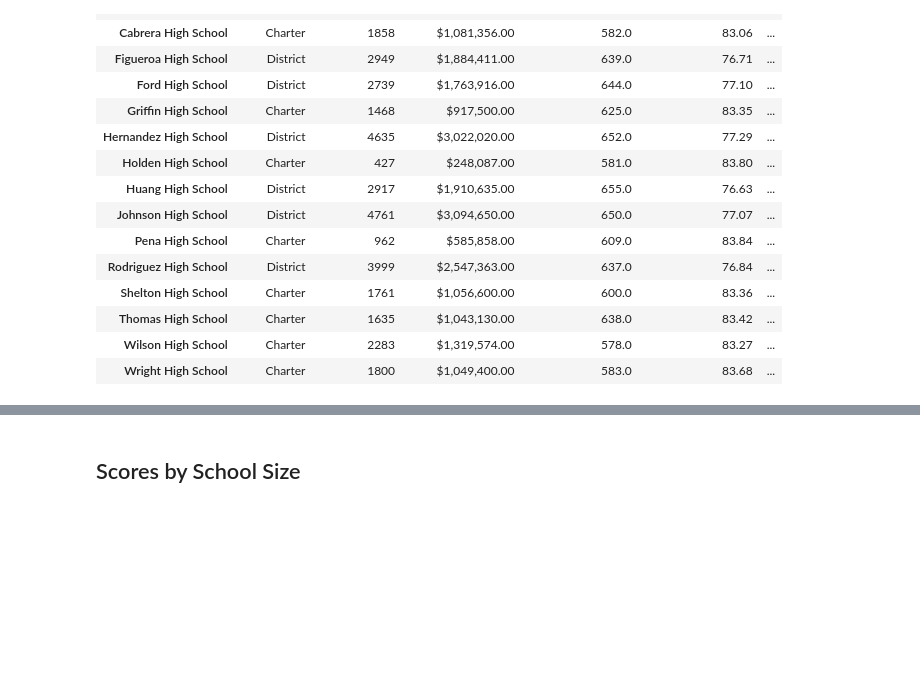
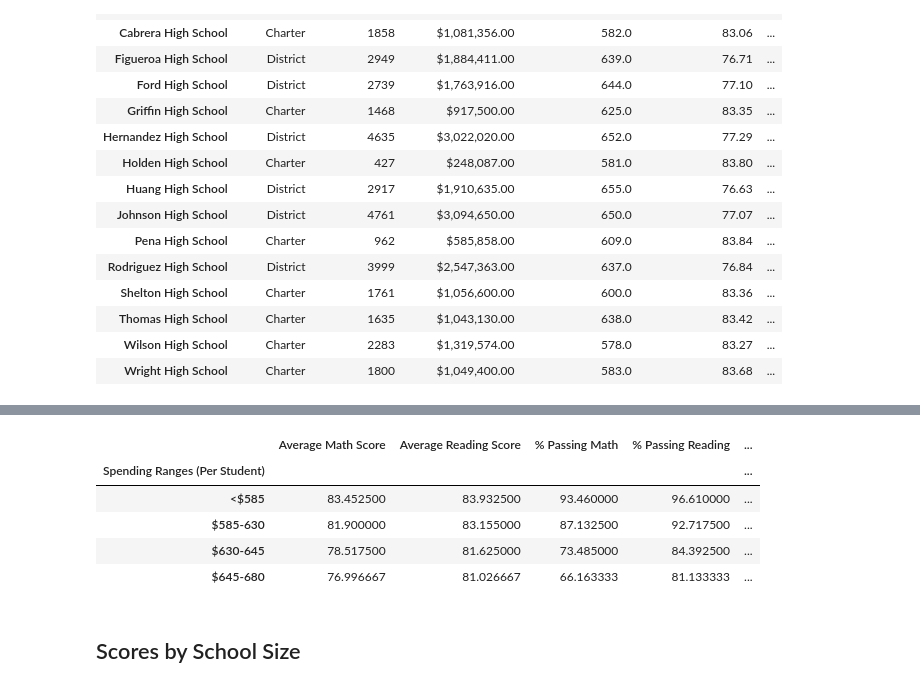
Before and after one commit to sarsteg/pandas-challenge, a Jupyter notebook: PyCitySchools/Responses in Template.ipynb, the cells around one changed output, grey strips where cells are left out. Saved outputs shown, nothing was run; the diff lists cells and outputs as text; code cells hidden in the pictures; blank space fills up the shorter version.

```diff
--- a/PyCitySchools/Responses in Template.ipynb
+++ b/PyCitySchools/Responses in Template.ipynb
@@ -540,2 +572,17 @@ school_spending_df["Average Math Score"] = school_spending_df["Average Math Scor
+# %%
+# Apparently all of the columns were suppose to be floats and not setup for visibility.... whoops
+# Changing them all back
+
+# Remove the % from the columns
+school_spending_df["% Passing Math"] = school_spending_df["% Passing Math"].str.replace("%", "")
+school_spending_df["% Passing Reading"] = school_spending_df["% Passing Reading"].str.replace("%", "")
+school_spending_df["% Overall Passing Rate"] = school_spending_df["% Overall Passing Rate"].str.replace("%", "")
+
+# Set as a float
+school_spending_df["Average Math Score"] = school_spending_df["Average Math Score"].astype(float)
+school_spending_df["Average Reading Score"] = school_spending_df["Average Reading Score"].astype(float)
+school_spending_df["% Passing Math"] = school_spending_df["% Passing Math"].astype(float)
+school_spending_df["% Passing Reading"] = school_spending_df["% Passing Reading"].astype(float)
+school_spending_df["% Overall Passing Rate"] = school_spending_df["% Overall Passing Rate"].astype(float)
 # %%
 #  Calculate averages for the desired columns.
@@ -562,3 +594,23 @@ spending_summary
+# %%
+# Assemble into DataFrame
+spending_summary = pd.DataFrame(
+    {"Average Math Score": spending_math_scores,
+    "Average Reading Score": spending_reading_scores,
+    "% Passing Math": spending_passing_math,
+    "% Passing Reading": spending_passing_reading,
+    "% Overall Passing Rate": overall_passing_spending
+    }
+)
+
+# Display results
+spending_summary
+# %% [output]
+|  | Average Math Score | Average Reading Score | % Passing Math | % Passing Reading | ... |
+| Spending Ranges (Per Student) |  |  |  |  | ... |
+| <$585 | 83.452500 | 83.932500 | 93.460000 | 96.610000 | ... |
+| $585-630 | 81.900000 | 83.155000 | 87.132500 | 92.717500 | ... |
+| $630-645 | 78.517500 | 81.625000 | 73.485000 | 84.392500 | ... |
+| $645-680 | 76.996667 | 81.026667 | 66.163333 | 81.133333 | ... |
 # %% [markdown]
 ## Scores by School Size
 # %%
```
Also changed, not shown: parts of 5 cells of this notebook.
